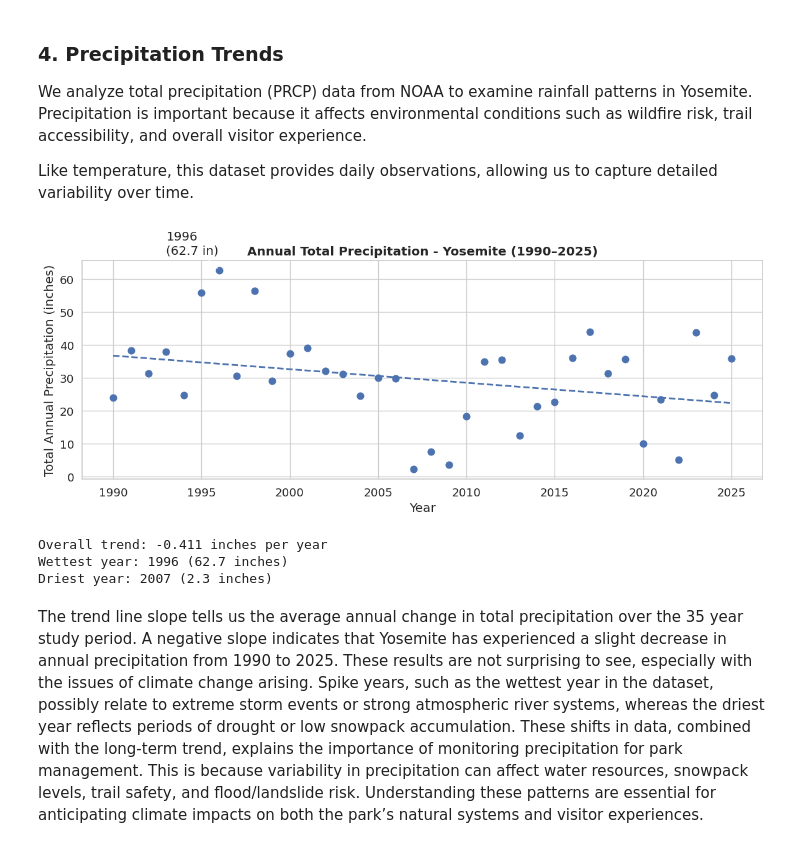
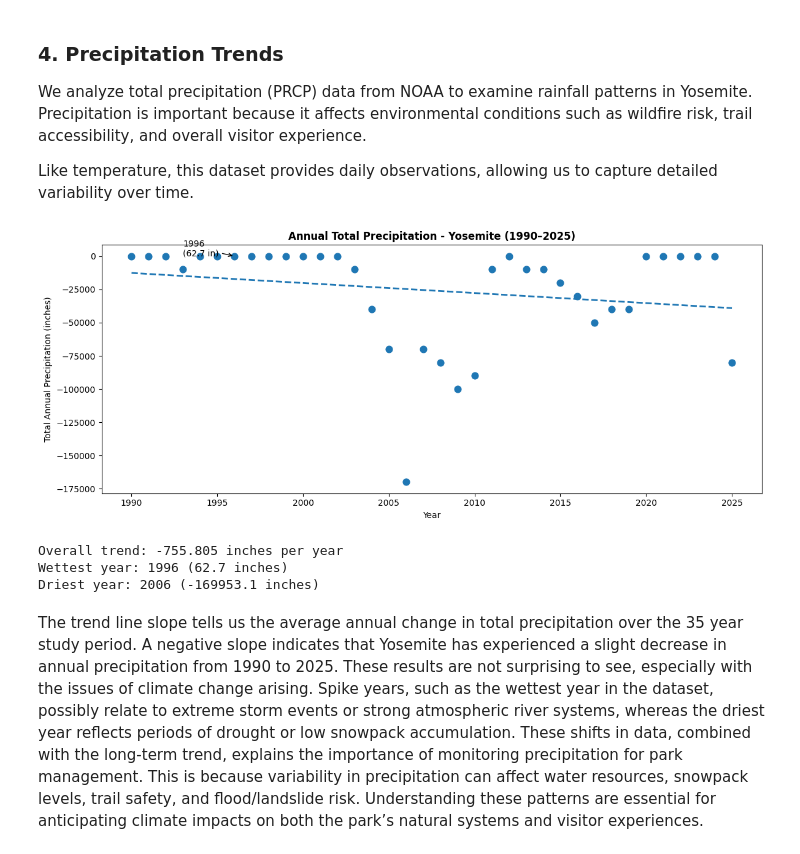
Before and after one commit to COGS108/Group046_WI26, a Jupyter notebook: 03-FinalProject.ipynb, the cells around one changed output. Drawn from its saved outputs; the diff is of its cells as text; code cells hidden in the pictures.

```diff
--- a/03-FinalProject.ipynb
+++ b/03-FinalProject.ipynb
@@ -1093,7 +1078,7 @@ import numpy as np
 import matplotlib.ticker as ticker
 
 # load raw data
-path = "https://raw.githubusercontent.com/COGS108/Group046_WI26/ria/data/00-raw/raw_precipitation_data.csv"
+path = "https://raw.githubusercontent.com/COGS108/Group046_WI26/Ria/data/00-raw/raw_precipitation_data.csv"
 df = pd.read_csv(path)
 
 # filter Yosemite station
@@ -1104,10 +1089,6 @@ precip['Date'] = pd.to_datetime(precip['DATE'], format='%Y%m%d')
 
 # rename precipitation column
 precip.rename(columns={'PRCP': 'Precipitation'}, inplace=True)
-
-# Replace missing values
-precip['Precipitation'] = precip['Precipitation'].replace(-9999, np.nan)
-precip = precip.dropna(subset=['Precipitation'])
 
 # extract year after fixing date
 precip['Year'] = precip['Date'].dt.year
@@ -1160,37 +1141,37 @@ wettest = annual_total.loc[
 ax.annotate(
     f"{int(wettest['Year'])}\n({wettest['Precipitation']:.1f} in)",
     xy=(wettest['Year'], wettest['Precipitation']),
     xytext=(wettest['Year'] - 3,
             wettest['Precipitation'] + 5),
     arrowprops=dict(arrowstyle='->')
 )
 
 # labels & formatting
 ax.set_xlabel('Year')
 ax.set_ylabel('Total Annual Precipitation (inches)')
 ax.set_title('Annual Total Precipitation - Yosemite (1990–2025)',
              fontweight='bold')
 
 ax.xaxis.set_major_locator(ticker.MultipleLocator(5))
 
 plt.tight_layout()
 plt.show()
 
 # print summary
 driest = annual_total.loc[
     annual_total['Precipitation'].idxmin()
 ]
 
 print(f"Overall trend: {z[0]:+.3f} inches per year")
 print(f"Wettest year: {int(wettest['Year'])} "
       f"({wettest['Precipitation']:.1f} inches)")
 print(f"Driest year: {int(driest['Year'])} "
       f"({driest['Precipitation']:.1f} inches)")
 # %% [output]
-[figure, old version]
+[figure, new version]
-Overall trend: -0.411 inches per year
+Overall trend: -755.805 inches per year
 Wettest year: 1996 (62.7 inches)
-Driest year: 2007 (2.3 inches)
+Driest year: 2006 (-169953.1 inches)
 # %% [markdown]
 The trend line slope tells us the average annual change in total precipitation over the
 35 year study period. A negative slope indicates that Yosemite has experienced a
```
Also changed, not shown: parts of 6 cells of this notebook.
